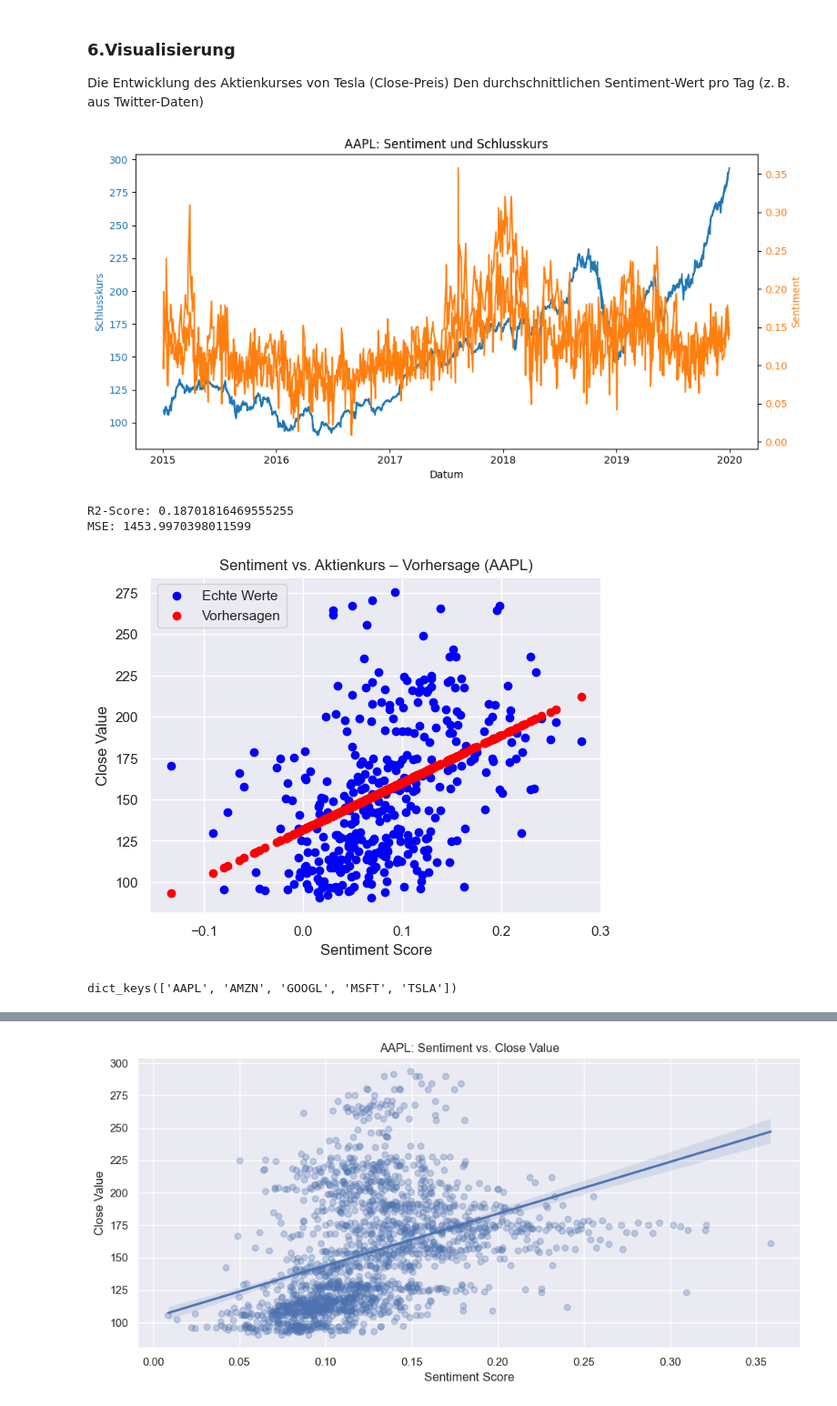
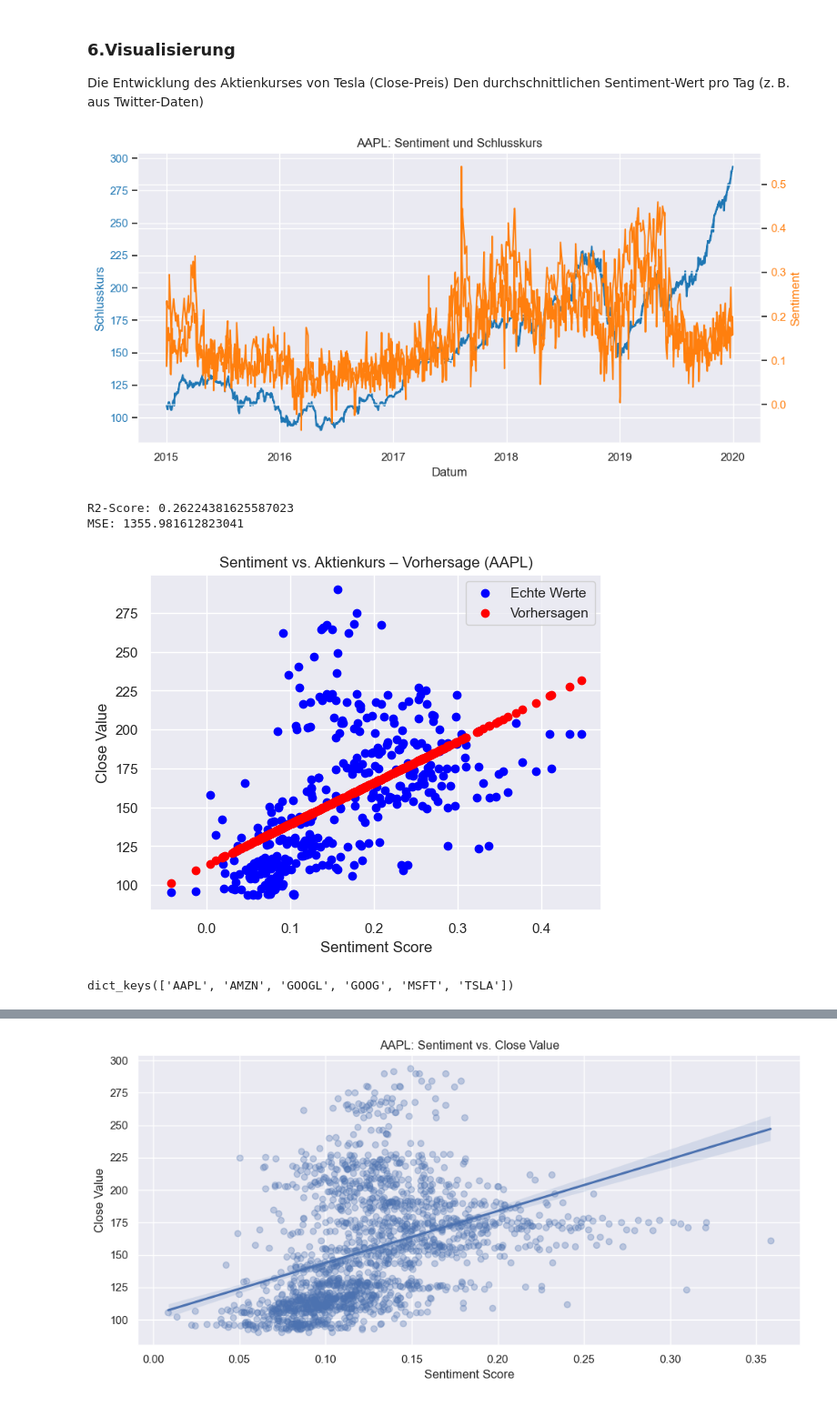
Before and after one commit to erkayK/USW-AI-App, a Jupyter notebook: notebooks/usw_sentiment_stocks.ipynb, the cells around one changed output, grey strips where cells are left out. Shown at 91% size. Saved outputs shown, nothing was run; the diff lists cells and outputs as text; code cells hidden in the pictures.

```diff
--- a/notebooks/usw_sentiment_stocks.ipynb
+++ b/notebooks/usw_sentiment_stocks.ipynb
@@ -114,9 +122,9 @@ print(correlation)
 Die Entwicklung des Aktienkurses von Tesla (Close-Preis)
 Den durchschnittlichen Sentiment-Wert pro Tag (z. B. aus Twitter-Daten)
 # %%
-import pandas as pd
+# Ziel: Für ein bestimmtes Unternehmen (z. B. AAPL) den Kursverlauf und das durchschnittliche Sentiment pro Tag visualisieren.
+
 from vaderSentiment.vaderSentiment import SentimentIntensityAnalyzer
-import matplotlib.pyplot as plt
 
 # Funktion: Sentiment + Kursdaten mergen
 def merge_sentiment_and_stock_data(company_df, tweet_df):
@@ -201,7 +209,8 @@ tweet = pd.read_csv("../Datasets/raw/tweets_top_companies/Tweet.csv")
 # Hinweis: Hier ist der Fehler entstanden. tweet_df braucht eine Spalte 'ticker_symbol'.
 # Wenn diese fehlt, musst du sie ggf. aus einer anderen Spalte erzeugen oder zu Testzwecken setzen:
 # Beispiel (wenn du nur einen Ticker testest wie 'AAPL'):
-tweet['ticker_symbol'] = 'AAPL'  # Entferne oder ersetze dies später durch korrekte Daten
+#tweet['ticker_symbol'] = 'AAPL'  # Entferne oder ersetze dies später durch korrekte Daten
+tweet = pd.merge(tweet, company_tweet, on="tweet_id", how="left")# Entferne oder ersetze dies später durch korrekte Daten
 
 # Merge durchführen
 merged_data = merge_sentiment_and_stock_data(company_value, tweet)
@@ -209,4 +218,4 @@ merged_data = merge_sentiment_and_stock_data(company_value, tweet)
 # Beispielplot für AAPL
 plot_sentiment_vs_stock(merged_data['AAPL'], 'AAPL')
 # %% [output]
-[figure, old version]
+[figure, new version]
@@ -225,31 +222,27 @@ tweet_df['ticker_symbol'] = tweet_df['body'].apply(lambda x: extract_ticker_from
 # %%
-import pandas as pd
+# Ziel: Ein Machine-Learning-Modell (LinearRegression) trainieren, das den Aktienkurs aus dem Sentiment vorhersagt.
+
 from vaderSentiment.vaderSentiment import SentimentIntensityAnalyzer
-import matplotlib.pyplot as plt
 from sklearn.model_selection import train_test_split
 from sklearn.linear_model import LinearRegression
 from sklearn.metrics import mean_squared_error, r2_score
 
-# 1. CSV-Dateien laden
-company_value = pd.read_csv("../Datasets/raw/company_values/CompanyValues.csv")
-tweet = pd.read_csv("../Datasets/raw/tweets_top_companies/Tweet.csv")
+# 2. Merge-Funktion
+def merge_sentiment_and_stock_data(company_value, tweet):
+    company_value['day_date'] = pd.to_datetime(company_value['day_date'])
+    tweet['post_date'] = pd.to_datetime(tweet['post_date'], unit='s', errors='coerce')
+    tweet = tweet.dropna(subset=['post_date'])
 
-# 2. Merge-Funktion
-def merge_sentiment_and_stock_data(company_df, tweet_df):
-    company_df['day_date'] = pd.to_datetime(company_df['day_date'])
-    tweet_df['post_date'] = pd.to_datetime(tweet_df['post_date'], unit='s', errors='coerce')
-    tweet_df = tweet_df.dropna(subset=['post_date'])
-
-    if 'ticker_symbol' not in tweet_df.columns:
-        raise ValueError(f"'ticker_symbol' fehlt in tweet_df. Vorhandene Spalten: {tweet_df.columns.tolist()}")
+    if 'ticker_symbol' not in tweet.columns:
+        raise ValueError(f"'ticker_symbol' fehlt in tweet. Vorhandene Spalten: {tweet.columns.tolist()}")
 
     analyzer = SentimentIntensityAnalyzer()
-    tweet_df['sentiment_score'] = tweet_df['body'].apply(lambda x: analyzer.polarity_scores(str(x))['compound'])
+    tweet['sentiment_score'] = tweet['body'].apply(lambda x: analyzer.polarity_scores(str(x))['compound'])
 
     result = {}
-    for ticker in company_df['ticker_symbol'].unique():
-        comp = company_df[company_df['ticker_symbol'] == ticker].copy()
-        tw = tweet_df[tweet_df['ticker_symbol'] == ticker].copy()
+    for ticker in company_value['ticker_symbol'].unique():
+        comp = company_value[company_value['ticker_symbol'] == ticker].copy()
+        tw = tweet[tweet['ticker_symbol'] == ticker].copy()
 
         if tw.empty or comp.empty:
             continue
@@ -270,41 +263,41 @@ def merge_sentiment_and_stock_data(company_df, tweet_df):
 
         result[ticker] = merged
 
     return result
 
 # 3. Merge durchführen
-merged_data = merge_sentiment_and_stock_data(company_value, tweet_df)
+merged_data = merge_sentiment_and_stock_data(company_value, tweet)
 
 # 4. Modelltraining für Beispiel AAPL
 df = merged_data['AAPL']
 X = df[['sentiment_score']]
 y = df['close_value']
 
 X_train, X_test, y_train, y_test = train_test_split(X, y, test_size=0.2, random_state=42)
 
 model = LinearRegression()
 model.fit(X_train, y_train)
 
 y_pred = model.predict(X_test)
 print("R2-Score:", r2_score(y_test, y_pred))
 print("MSE:", mean_squared_error(y_test, y_pred))
 
 # 5. Visualisierung
 plt.scatter(X_test, y_test, color='blue', label='Echte Werte')
 plt.scatter(X_test, y_pred, color='red', label='Vorhersagen')
 plt.xlabel("Sentiment Score")
 plt.ylabel("Close Value")
 plt.legend()
 plt.title("Sentiment vs. Aktienkurs – Vorhersage (AAPL)")
 plt.show()
 # %% [output]
-R2-Score: 0.18701816469555255
-MSE: 1453.9970398011599
+R2-Score: 0.26224381625587023
+MSE: 1355.981612823041
-[figure, old version]
+[figure, new version]
 # %%
 print(merged_data.keys())
 # %% [output]
-dict_keys(['AAPL', 'AMZN', 'GOOGL', 'MSFT', 'TSLA'])
+dict_keys(['AAPL', 'AMZN', 'GOOGL', 'GOOG', 'MSFT', 'TSLA'])
 # %%
 def run_regression(ticker, merged_data):
     if ticker not in merged_data:
```
Also changed, not shown: parts of 9 cells of this notebook.
